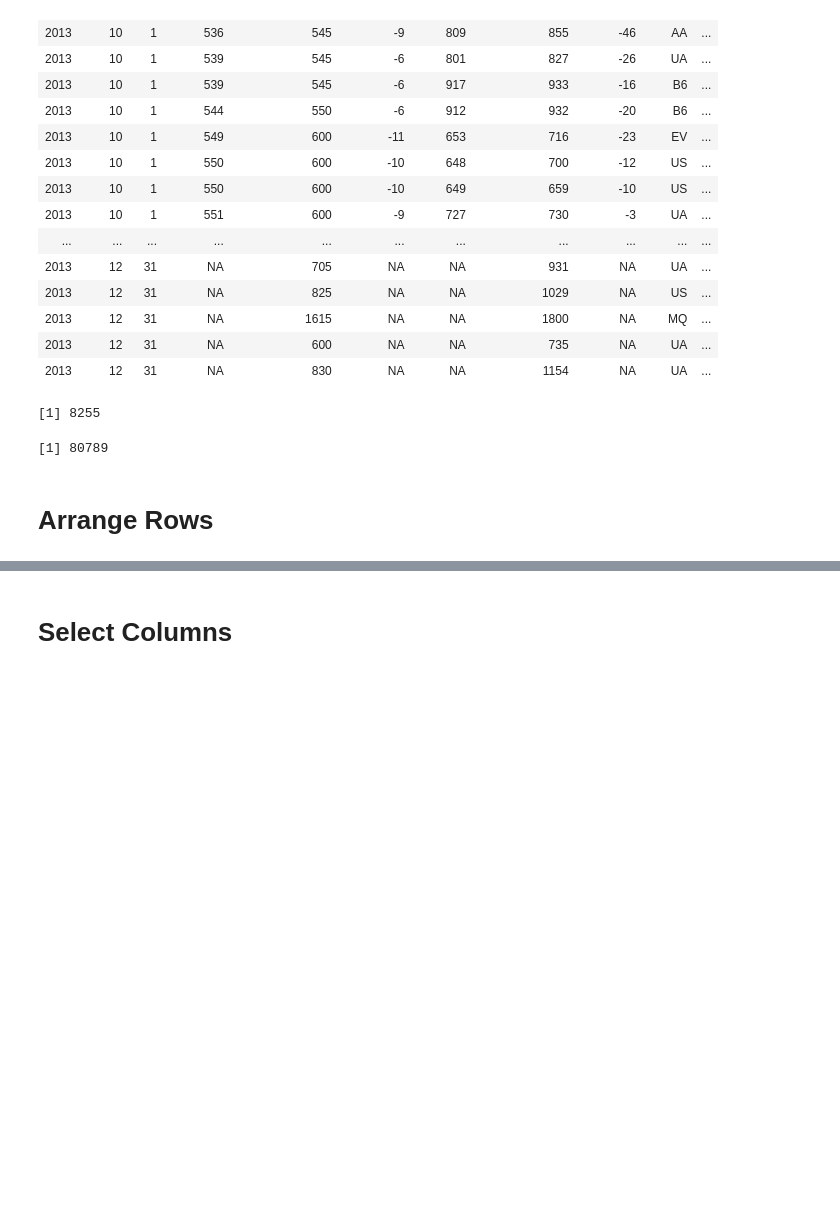
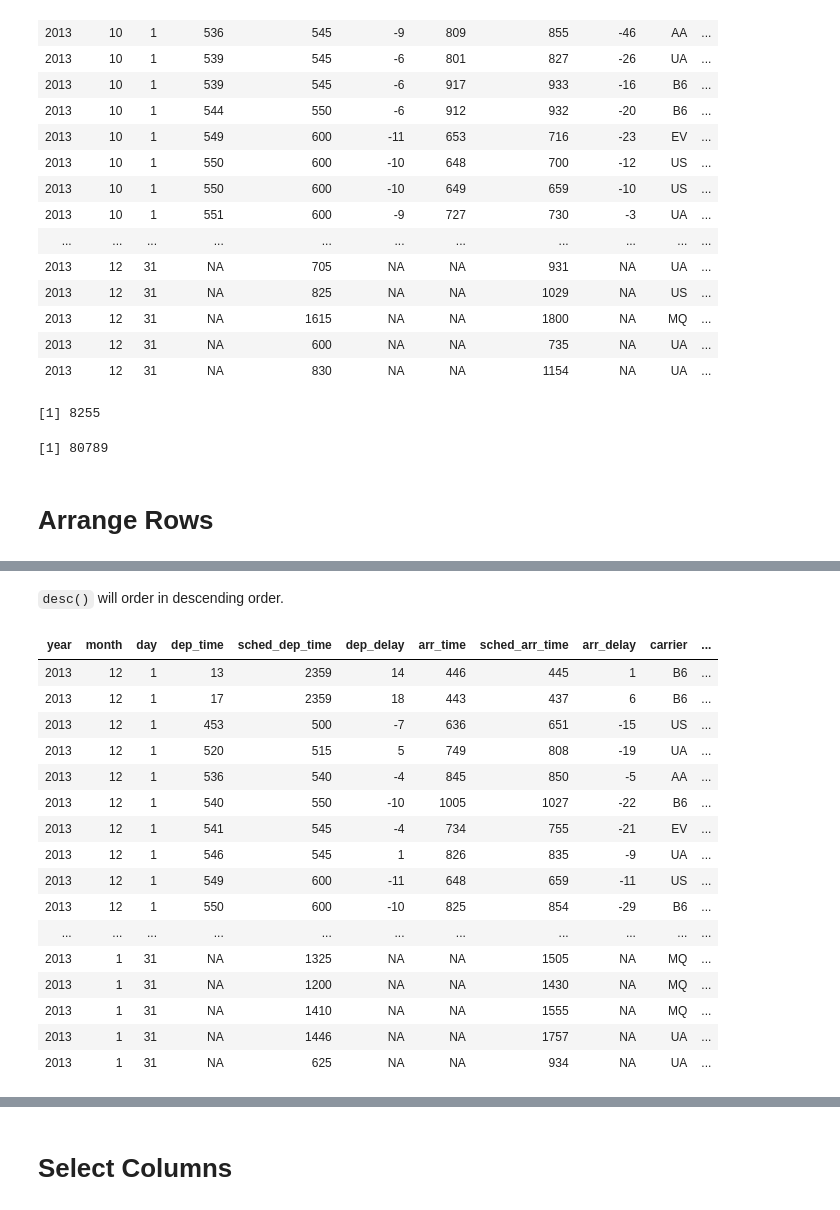
Before and after one commit to ambujtewari/stats306-fall2017, a Jupyter notebook: LectureXX.ipynb, the cells around one changed output, grey strips where cells are left out. Drawn from its saved outputs; the diff is of its cells as text; code cells hidden in the pictures; blank space fills up the shorter version.

```diff
--- a/LectureXX.ipynb
+++ b/LectureXX.ipynb
@@ -181,0 +202,22 @@ nrow(filter(flights, between(month, 1, 3))) # no. of flights departing between J
+# %% [markdown]
+`desc()` will order in descending order.
+# %%
+arrange(flights, desc(month))
+# %% [output]
+| year | month | day | dep_time | sched_dep_time | dep_delay | arr_time | sched_arr_time | arr_delay | carrier | ... |
+| 2013 | 12 | 1 | 13 | 2359 | 14 | 446 | 445 | 1 | B6 | ... |
+| 2013 | 12 | 1 | 17 | 2359 | 18 | 443 | 437 | 6 | B6 | ... |
+| 2013 | 12 | 1 | 453 | 500 | -7 | 636 | 651 | -15 | US | ... |
+| 2013 | 12 | 1 | 520 | 515 | 5 | 749 | 808 | -19 | UA | ... |
+| 2013 | 12 | 1 | 536 | 540 | -4 | 845 | 850 | -5 | AA | ... |
+| 2013 | 12 | 1 | 540 | 550 | -10 | 1005 | 1027 | -22 | B6 | ... |
+| 2013 | 12 | 1 | 541 | 545 | -4 | 734 | 755 | -21 | EV | ... |
+| 2013 | 12 | 1 | 546 | 545 | 1 | 826 | 835 | -9 | UA | ... |
+| 2013 | 12 | 1 | 549 | 600 | -11 | 648 | 659 | -11 | US | ... |
+| 2013 | 12 | 1 | 550 | 600 | -10 | 825 | 854 | -29 | B6 | ... |
+| ... | ... | ... | ... | ... | ... | ... | ... | ... | ... | ... |
+| 2013 | 1 | 31 | NA | 1325 | NA | NA | 1505 | NA | MQ | ... |
+| 2013 | 1 | 31 | NA | 1200 | NA | NA | 1430 | NA | MQ | ... |
+| 2013 | 1 | 31 | NA | 1410 | NA | NA | 1555 | NA | MQ | ... |
+| 2013 | 1 | 31 | NA | 1446 | NA | NA | 1757 | NA | UA | ... |
+| 2013 | 1 | 31 | NA | 625 | NA | NA | 934 | NA | UA | ... |
```
Also changed, not shown: parts of 6 cells of this notebook.
